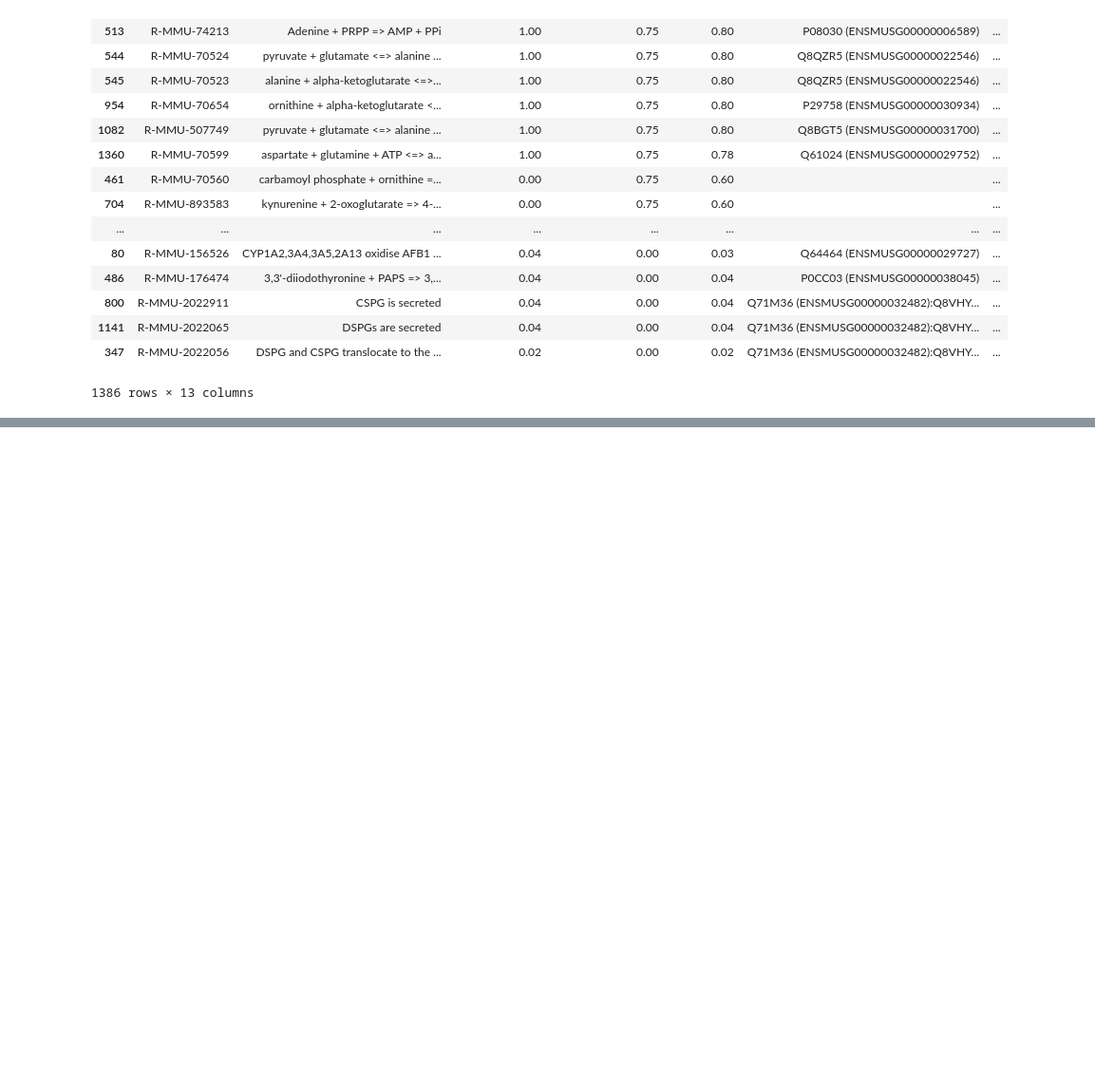
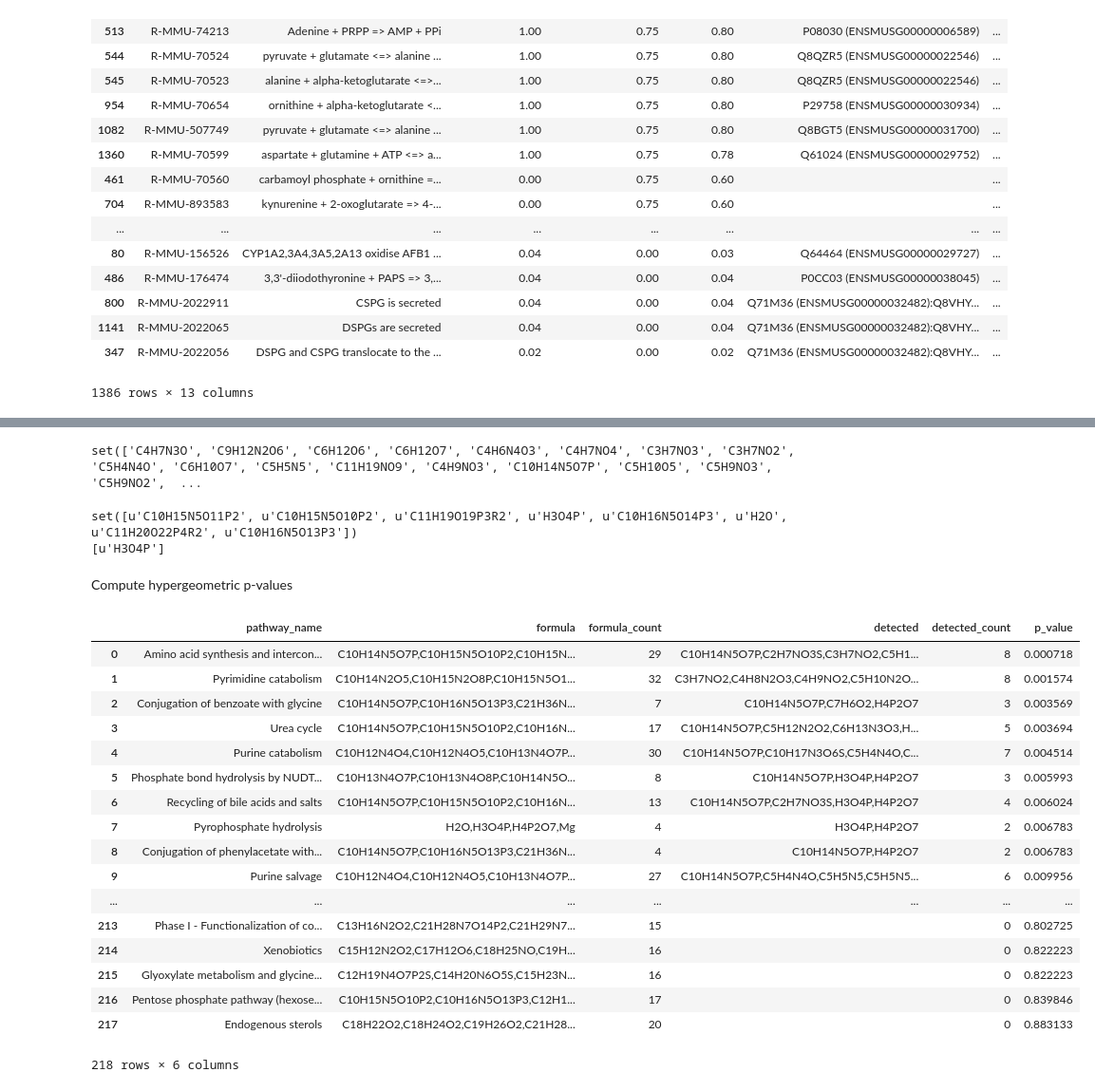
Before and after one commit to glasgowcompbio/GraphOmics, a Jupyter notebook: notebooks/analyse_reactome.ipynb, the cells around one changed output, grey strips where cells are left out. Shown at 95% size. Cells and saved outputs as stored; diff of their text form; code cells hidden in the pictures; blank space fills up the shorter version.

Commit message:
Added hypergeometric test for pathways.

```diff
--- a/notebooks/analyse_reactome.ipynb
+++ b/notebooks/analyse_reactome.ipynb
@@ -226,0 +256,2 @@ pathway_df
+# %%
+pw_f, pathway_id_to_name = get_all_pathways_formulae(species)
@@ -226,0 +270,12 @@ pathway_df
+# %%
+detected = set(peak_df[['formula']].values.flatten())
+print detected, len(detected)
+# %% [output]
+set(['C4H7N3O', 'C9H12N2O6', 'C6H12O6', 'C6H12O7', 'C4H6N4O3', 'C4H7NO4', 'C3H7NO3', 'C3H7NO2', 'C5H4N4O', 'C6H10O7', 'C5H5N5', 'C11H19NO9', 'C4H9NO3', 'C10H14N5O7P', 'C5H10O5', 'C5H9NO3', 'C5H9NO2',  ...
+# %%
+detected_f = [x for x in formulae if x in detected]
+print formulae
+print detected_f
+# %% [output]
+set([u'C10H15N5O11P2', u'C10H15N5O10P2', u'C11H19O19P3R2', u'H3O4P', u'C10H16N5O14P3', u'H2O', u'C11H20O22P4R2', u'C10H16N5O13P3'])
+[u'H3O4P']
@@ -226,0 +304,2 @@ pathway_df
+# %% [markdown]
+Compute hypergeometric p-values
@@ -226,0 +308,50 @@ pathway_df
+# %%
+# M = the number of unique formula in all pathways in Reactome
+M = len(set(','.join(all_pathway_df['formula'].values).split(',')))
+
+# N = the number of unique formula in all pathways in the dataset
+N = len(set(','.join(all_pathway_df['detected'].values).split(',')))
+
+SMOOTHING = 1
+
+data = []
+for idx, row in all_pathway_df.iterrows():
+
+    # k = the number of unique formula in the pathway of interest in the dataset
+    k = row['detected_count']
+
+    # n = the number of unique formula in the pathway of interest
+    n = row['formula_count'] + SMOOTHING
+
+    p_value = hypergeom.sf(k, M, n, N)
+    assert p_value > 0
+    new_row = [idx, p_value]
+    data.append(new_row)
+
+p_value_df = pd.DataFrame(data, columns=[
+    'pathway_id', 'p_value'])
+p_value_df.set_index('pathway_id', drop=True, inplace=True)
+# %%
+combined = pd.concat([all_pathway_df, p_value_df], axis=1)
+combined = combined.sort_values(by='p_value', ascending=True).reset_index(drop=True)
+display(combined)
+combined.to_csv('pathway_df.csv', index=False, encoding='utf-8')
+# %% [output]
+|  | pathway_name | formula | formula_count | detected | detected_count | p_value |
+| 0 | Amino acid synthesis and intercon... | C10H14N5O7P,C10H15N5O10P2,C10H15N... | 29 | C10H14N5O7P,C2H7NO3S,C3H7NO2,C5H1... | 8 | 0.000718 |
+| 1 | Pyrimidine catabolism | C10H14N2O5,C10H15N2O8P,C10H15N5O1... | 32 | C3H7NO2,C4H8N2O3,C4H9NO2,C5H10N2O... | 8 | 0.001574 |
+| 2 | Conjugation of benzoate with glycine | C10H14N5O7P,C10H16N5O13P3,C21H36N... | 7 | C10H14N5O7P,C7H6O2,H4P2O7 | 3 | 0.003569 |
+| 3 | Urea cycle | C10H14N5O7P,C10H15N5O10P2,C10H16N... | 17 | C10H14N5O7P,C5H12N2O2,C6H13N3O3,H... | 5 | 0.003694 |
+| 4 | Purine catabolism | C10H12N4O4,C10H12N4O5,C10H13N4O7P... | 30 | C10H14N5O7P,C10H17N3O6S,C5H4N4O,C... | 7 | 0.004514 |
+| 5 | Phosphate bond hydrolysis by NUDT... | C10H13N4O7P,C10H13N4O8P,C10H14N5O... | 8 | C10H14N5O7P,H3O4P,H4P2O7 | 3 | 0.005993 |
+| 6 | Recycling of bile acids and salts | C10H14N5O7P,C10H15N5O10P2,C10H16N... | 13 | C10H14N5O7P,C2H7NO3S,H3O4P,H4P2O7 | 4 | 0.006024 |
+| 7 | Pyrophosphate hydrolysis | H2O,H3O4P,H4P2O7,Mg | 4 | H3O4P,H4P2O7 | 2 | 0.006783 |
+| 8 | Conjugation of phenylacetate with... | C10H14N5O7P,C10H16N5O13P3,C21H36N... | 4 | C10H14N5O7P,H4P2O7 | 2 | 0.006783 |
+| 9 | Purine salvage | C10H12N4O4,C10H12N4O5,C10H13N4O7P... | 27 | C10H14N5O7P,C5H4N4O,C5H5N5,C5H5N5... | 6 | 0.009956 |
+| ... | ... | ... | ... | ... | ... | ... |
+| 213 | Phase I - Functionalization of co... | C13H16N2O2,C21H28N7O14P2,C21H29N7... | 15 |  | 0 | 0.802725 |
+| 214 | Xenobiotics | C15H12N2O2,C17H12O6,C18H25NO,C19H... | 16 |  | 0 | 0.822223 |
+| 215 | Glyoxylate metabolism and glycine... | C12H19N4O7P2S,C14H20N6O5S,C15H23N... | 16 |  | 0 | 0.822223 |
+| 216 | Pentose phosphate pathway (hexose... | C10H15N5O10P2,C10H16N5O13P3,C12H1... | 17 |  | 0 | 0.839846 |
+| 217 | Endogenous sterols | C18H22O2,C18H24O2,C19H26O2,C21H28... | 20 |  | 0 | 0.883133 |
+218 rows × 6 columns
```
Also changed, not shown: parts of 16 cells of this notebook, 2 other files.
